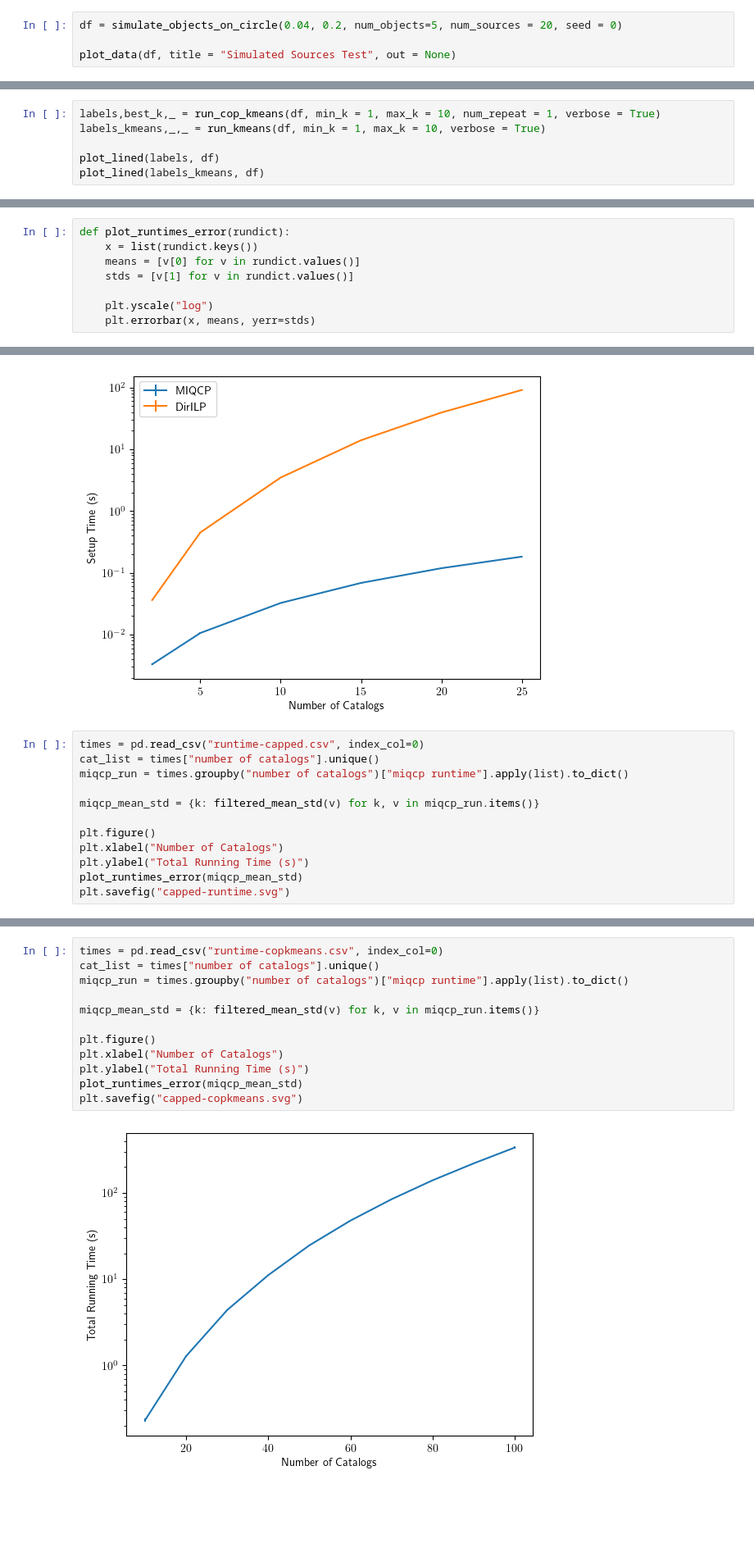
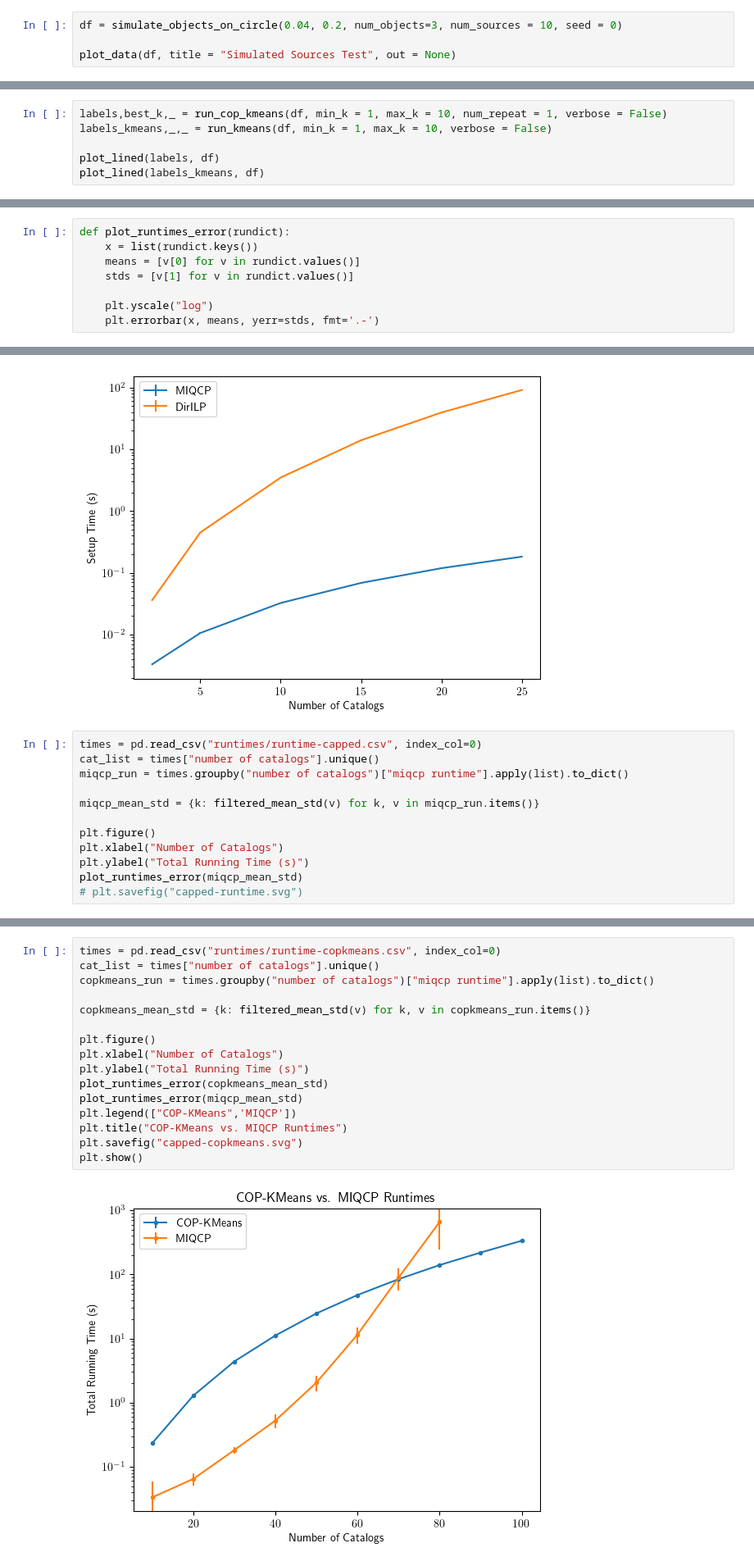
Before and after one commit to jacobf18/astronomical-matching, a Jupyter notebook: benchmark.ipynb, the cells around one changed output, grey strips where cells are left out. Shown at 82% size. Saved outputs shown, nothing was run; the diff lists cells and outputs as text; blank space fills up the shorter version.

```diff
--- a/benchmark.ipynb
+++ b/benchmark.ipynb
@@ -139,7 +139,7 @@ def plot_lined(labels, data_df):
 # plot_data(df2, "HSC Sources with 20 Catalogs and 20 Sources", out="figures/sources_6000160767697.eps")
 # plot_data(df3, "HSC Sources from 8 Catalogs", out="figures/sources_4000710334517.eps")
 # %%
-df = simulate_objects_on_circle(0.04, 0.2, num_objects=5, num_sources = 20, seed = 0)
+df = simulate_objects_on_circle(0.04, 0.2, num_objects=3, num_sources = 10, seed = 0)
 
 plot_data(df, title = "Simulated Sources Test", out = None)
 # %% [output]
@@ -150,6 +150,6 @@ plot_data(df, title = "Simulated Sources Test", out = None)
 # %%
-labels,best_k,_ = run_cop_kmeans(df, min_k = 1, max_k = 10, num_repeat = 1, verbose = True)
-labels_kmeans,_,_ = run_kmeans(df, min_k = 1, max_k = 10, verbose = True)
+labels,best_k,_ = run_cop_kmeans(df, min_k = 1, max_k = 10, num_repeat = 1, verbose = False)
+labels_kmeans,_,_ = run_kmeans(df, min_k = 1, max_k = 10, verbose = False)
 
 plot_lined(labels, df)
 plot_lined(labels_kmeans, df)
@@ -843,7 +837,7 @@ def plot_runtimes_error(rundict):
     stds = [v[1] for v in rundict.values()]
 
     plt.yscale("log")
-    plt.errorbar(x, means, yerr=stds)
+    plt.errorbar(x, means, yerr=stds, fmt='.-')
 # %%
 plt.figure()
 plt.xlabel("Number of Catalogs")
@@ -886,7 +880,7 @@ plt.savefig("setuptimes.svg")
 # %% [output]
 [figure]
 # %%
-times = pd.read_csv("runtime-capped.csv", index_col=0)
+times = pd.read_csv("runtimes/runtime-capped.csv", index_col=0)
 cat_list = times["number of catalogs"].unique()
 miqcp_run = times.groupby("number of catalogs")["miqcp runtime"].apply(list).to_dict()
 
@@ -896,5 +890,5 @@ plt.figure()
 plt.xlabel("Number of Catalogs")
 plt.ylabel("Total Running Time (s)")
 plot_runtimes_error(miqcp_mean_std)
-plt.savefig("capped-runtime.svg")
+# plt.savefig("capped-runtime.svg")
 # %% [output]
@@ -902,17 +896,21 @@ plt.savefig("capped-runtime.svg")
 # %%
-times = pd.read_csv("runtime-copkmeans.csv", index_col=0)
+times = pd.read_csv("runtimes/runtime-copkmeans.csv", index_col=0)
 cat_list = times["number of catalogs"].unique()
-miqcp_run = times.groupby("number of catalogs")["miqcp runtime"].apply(list).to_dict()
+copkmeans_run = times.groupby("number of catalogs")["miqcp runtime"].apply(list).to_dict()
 
-miqcp_mean_std = {k: filtered_mean_std(v) for k, v in miqcp_run.items()}
+copkmeans_mean_std = {k: filtered_mean_std(v) for k, v in copkmeans_run.items()}
 
 plt.figure()
 plt.xlabel("Number of Catalogs")
 plt.ylabel("Total Running Time (s)")
+plot_runtimes_error(copkmeans_mean_std)
 plot_runtimes_error(miqcp_mean_std)
+plt.legend(["COP-KMeans",'MIQCP'])
+plt.title("COP-KMeans vs. MIQCP Runtimes")
 plt.savefig("capped-copkmeans.svg")
+plt.show()
 # %% [output]
-[figure, old version]
+[figure, new version]
 # %%
 runtimes = pd.read_csv("runtimes2.csv")
 times = runtimes["miqcp runtimes"]
```
Also changed, not shown: parts of 10 cells of this notebook, 11 other files.
